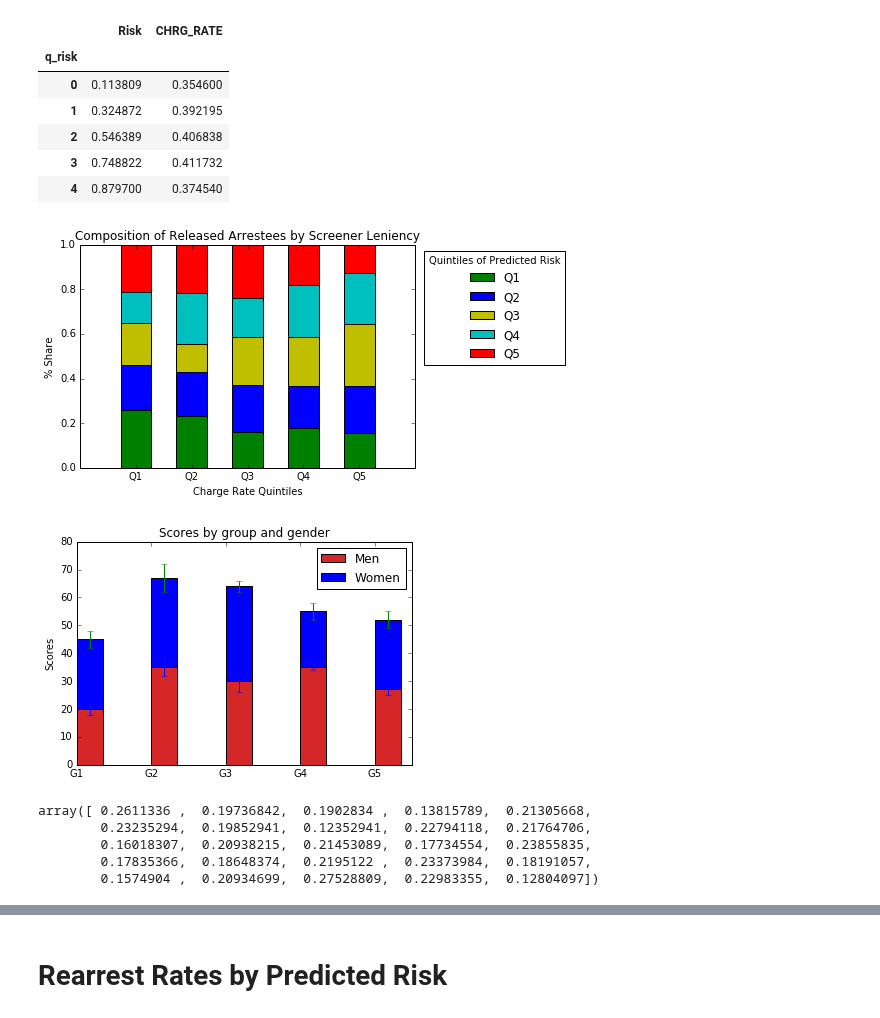
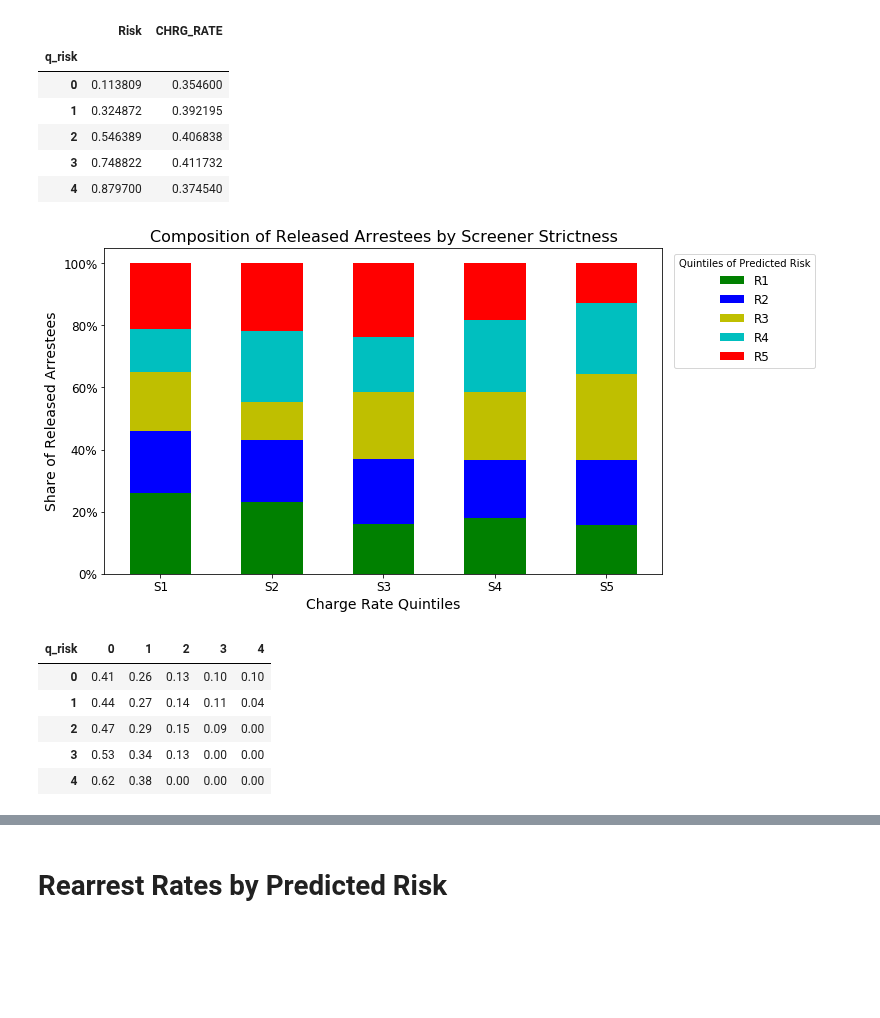
Before and after one commit to da1933/NODA, a Jupyter notebook: Risk.ipynb, the cells around one changed output, grey strips where cells are left out. Saved outputs shown, nothing was run; the diff lists cells and outputs as text; code cells hidden in the pictures; blank space fills up the shorter version.

Commit message:
Updated charts, fixed var in racial analysis

```diff
--- a/Risk.ipynb
+++ b/Risk.ipynb
@@ -202,54 +203,33 @@ by_chrg_rate = by_chrg_rate.rename(columns={'UNIQUE_ID': 'count'})
 plot_data = by_chrg_rate.pivot(index='q_chrg_rate', columns='q_risk', \
                                values='q_risk_share').reset_index().drop('q_chrg_rate',1)
 # %%
+
+plt.figure(figsize=(10, 6))
+ax=plt.subplot(111)
+
+
+fmt = '%.0f%%' # Format you want the ticks, e.g. '40%'
+yticks = mtick.FormatStrFormatter(fmt)
+ax.yaxis.set_major_formatter(yticks)
 
 ind = np.arange(5)    # the x locations for the groups
 width = 0.55       # the width of the bars: can also be len(x) sequence
 
-p1 = plt.bar(ind, plot_data[0.0], width, align='center', color='g')
-p2 = plt.bar(ind, plot_data[1.0], width, align='center', bottom=plot_data[0.0], color='b')
-p3 = plt.bar(ind, plot_data[2.0], width, align='center', bottom=plot_data[1.0] +plot_data[0.0], color='y')
-p4 = plt.bar(ind, plot_data[3.0], width, align='center', bottom=plot_data[2.0] + plot_data[1.0] +plot_data[0.0], color='c')
-p5 = plt.bar(ind, plot_data[4.0], width, align='center', bottom=plot_data[3.0] + plot_data[2.0] + plot_data[1.0] +plot_data[0.0], color='r')
+p1 = plt.bar(ind, plot_data[0.0]*100, width, align='center', color='g')
+p2 = plt.bar(ind, plot_data[1.0]*100, width, align='center', bottom=plot_data[0.0]*100, color='b')
+p3 = plt.bar(ind, plot_data[2.0]*100, width, align='center', bottom=(plot_data[1.0] +plot_data[0.0])*100, color='y')
+p4 = plt.bar(ind, plot_data[3.0]*100, width, align='center', bottom=(plot_data[2.0] + plot_data[1.0] +plot_data[0.0])*100, color='c')
+p5 = plt.bar(ind, plot_data[4.0]*100, width, align='center', bottom=(plot_data[3.0] + plot_data[2.0] + plot_data[1.0] +plot_data[0.0])*100, color='r')
 
-plt.ylabel('% Share')
-plt.title('Composition of Released Arrestees by Screener Leniency')
-plt.xticks(ind, ('Q1', 'Q2','Q3','Q4','Q5'))
-plt.xlabel('Charge Rate Quintiles')
-plt.legend((p1[0], p2[0],p3[0],p4[0],p5[0]), ('Q1', 'Q2','Q3','Q4','Q5'),title='Quintiles of Predicted Risk',\
+ax.set_ylabel('Share of Released Arrestees',fontsize=14)
+plt.title('Composition of Released Arrestees by Screener Strictness',fontsize=16)
+plt.xticks(ind, ('S1', 'S2','S3','S4','S5'),fontsize=12)
+plt.yticks(fontsize=12)
+ax.set_xlabel('Charge Rate Quintiles', fontsize=14)
+plt.legend((p1[0], p2[0],p3[0],p4[0],p5[0]), ('R1', 'R2','R3','R4','R5'),title='Quintiles of Predicted Risk',\
+           fontsize=12,
            bbox_to_anchor=(1.01, 1), loc=2, ncol=1)
 
 plt.show()
 # %% [output]
-[figure, old version]
+[figure, new version]
-# %%
-N = 5
-menMeans = (20, 35, 30, 35, 27)
-womenMeans = (25, 32, 34, 20, 25)
-menStd = (2, 3, 4, 1, 2)
-womenStd = (3, 5, 2, 3, 3)
-ind = np.arange(N)    # the x locations for the groups
-width = 0.35       # the width of the bars: can also be len(x) sequence
-
-p1 = plt.bar(ind, menMeans, width, color='#d62728', yerr=menStd)
-p2 = plt.bar(ind, womenMeans, width,
-             bottom=menMeans, yerr=womenStd)
-
-plt.ylabel('Scores')
-plt.title('Scores by group and gender')
-plt.xticks(ind, ('G1', 'G2', 'G3', 'G4', 'G5'))
-plt.yticks(np.arange(0, 81, 10))
-plt.legend((p1[0], p2[0]), ('Men', 'Women'))
-
-plt.show()
-# %% [output]
-[figure, removed]
-# %%
-by_chrg_rate = val_risk_merged.groupby(['q_chrg_rate','q_risk'])['UNIQUE_ID'].count()
-by_chrg_rate.groupby(level=[0]).apply(lambda x: x / x.sum()).values
-# %% [output]
-array([ 0.2611336 ,  0.19736842,  0.1902834 ,  0.13815789,  0.21305668,
-        0.23235294,  0.19852941,  0.12352941,  0.22794118,  0.21764706,
-        0.16018307,  0.20938215,  0.21453089,  0.17734554,  0.23855835,
-        0.17835366,  0.18648374,  0.2195122 ,  0.23373984,  0.18191057,
-        0.1574904 ,  0.20934699,  0.27528809,  0.22983355,  0.12804097])
@@ -255,0 +243,9 @@ array([ 0.2611336 ,  0.19736842,  0.1902834 ,  0.13815789,  0.21305668,
+# %%
+ideal_case
+# %% [output]
+| q_risk | 0 | 1 | 2 | 3 | 4 |
+| 0 | 0.41 | 0.26 | 0.13 | 0.10 | 0.10 |
+| 1 | 0.44 | 0.27 | 0.14 | 0.11 | 0.04 |
+| 2 | 0.47 | 0.29 | 0.15 | 0.09 | 0.00 |
+| 3 | 0.53 | 0.34 | 0.13 | 0.00 | 0.00 |
+| 4 | 0.62 | 0.38 | 0.00 | 0.00 | 0.00 |
```
Also changed, not shown: parts of 14 cells of this notebook.
